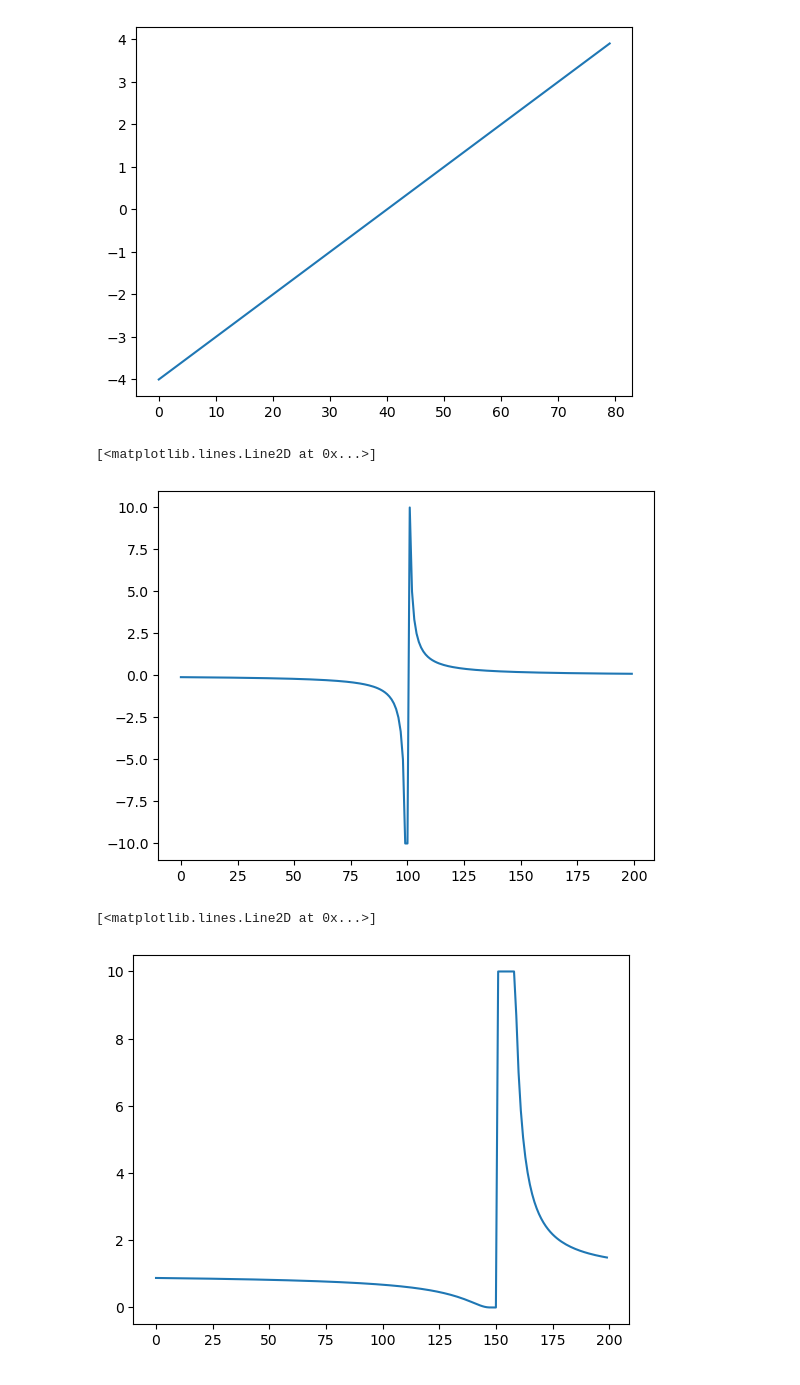
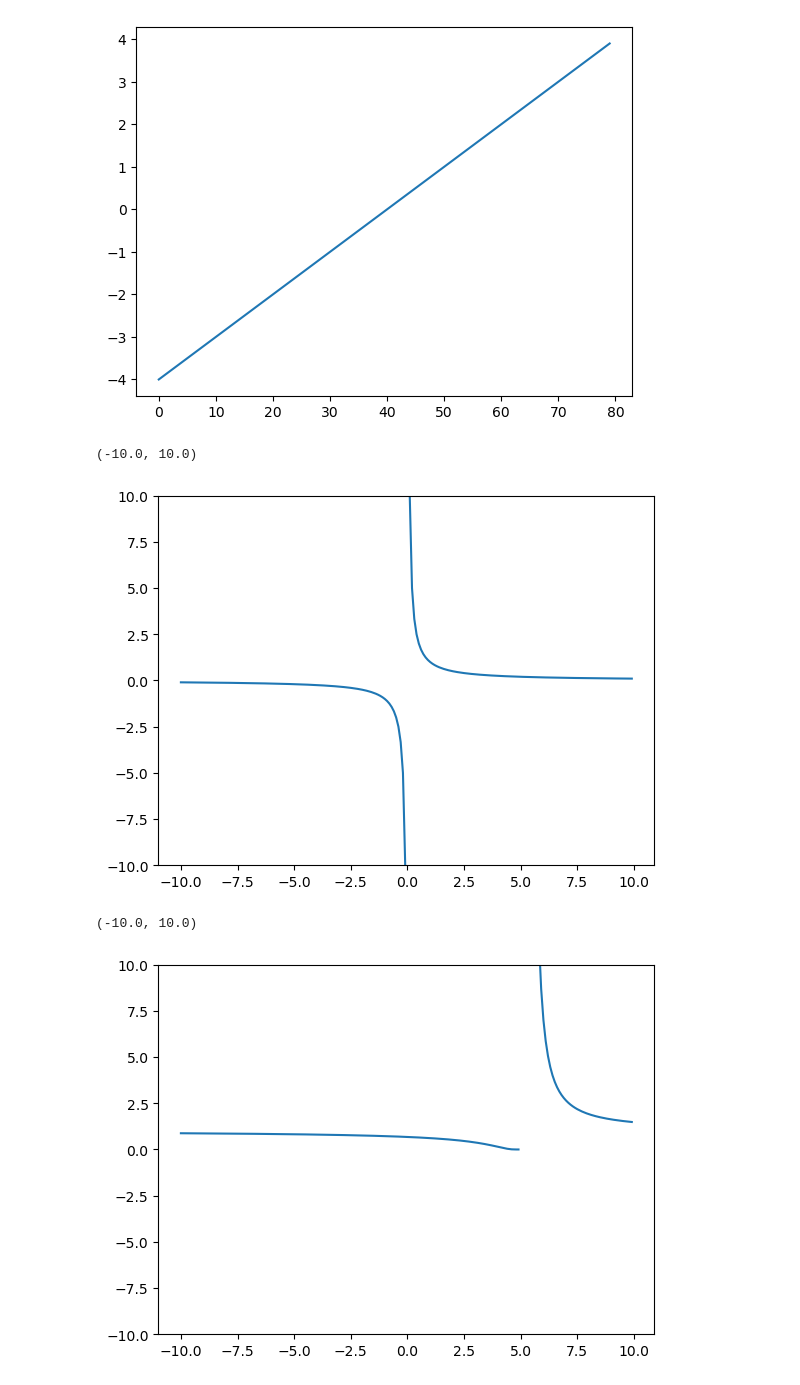
Before and after one commit to pchp250g8-home-python-tutorials/python-notebook-plots, a Jupyter notebook: Plots.ipynb, the cells around one changed output. Cells and saved outputs as stored; diff of their text form; code cells hidden in the pictures.

```diff
--- a/Plots.ipynb
+++ b/Plots.ipynb
@@ -24,18 +24,22 @@ import matplotlib.pyplot as plt
 import numpy as np
 
 x = np.arange(-10, 10, 0.1)
-y = np.select([x != 5], [1 / x])
-plt.plot(y.clip(-10, 10))
+y = 1 / x
+y[np.abs(x) < 0.01] = np.nan
+plt.plot(x,y)
+plt.ylim(-10,10)
 # %% [output]
-[<matplotlib.lines.Line2D at 0x...>]
+(-10.0, 10.0)
-[figure, old version]
+[figure, new version]
 # %%
 import matplotlib.pyplot as plt
 import numpy as np
 
 x = np.arange(-10, 10, 0.1)
 y = 7 ** (1 / (x - 5))
-plt.plot(y.clip(-10, 10))
+y[np.abs(x - 5) < 0.01]=np.nan
+plt.plot(x,y)
+plt.ylim(-10,10)
 # %% [output]
-[<matplotlib.lines.Line2D at 0x...>]
+(-10.0, 10.0)
-[figure, old version]
+[figure, new version]
```
